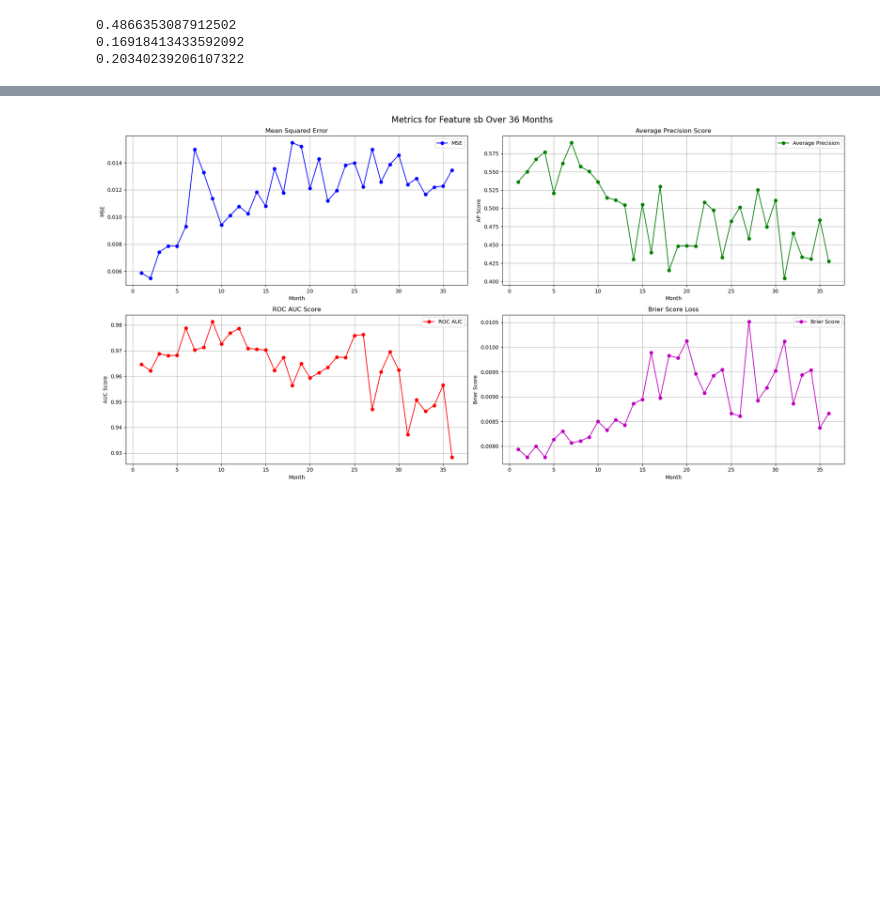
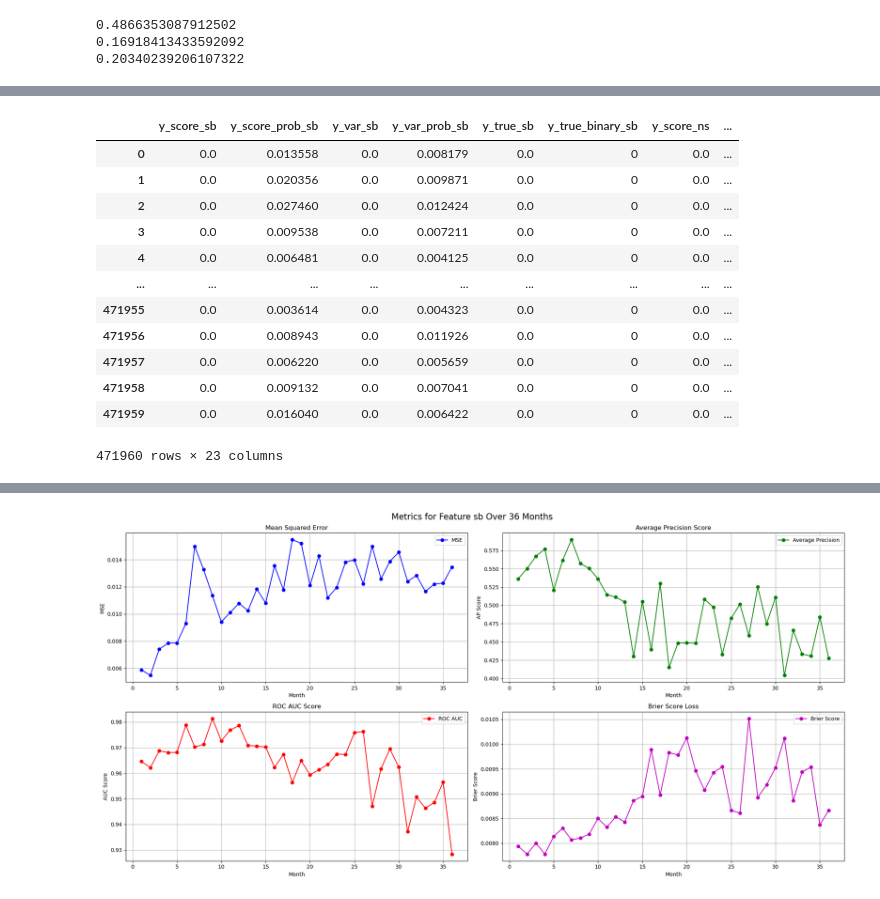
Before and after one commit to prio-data/views_pipeline, a Jupyter notebook: models/purple_alien/notebooks/test_to_prediction_store.ipynb, the cells around one changed output, grey strips where cells are left out. Cells and saved outputs as stored; diff of their text form; code cells hidden in the pictures; blank space fills up the shorter version.

```diff
--- a/models/purple_alien/notebooks/test_to_prediction_store.ipynb
+++ b/models/purple_alien/notebooks/test_to_prediction_store.ipynb
@@ -444,0 +351,16 @@ print(average_precision_score(df_full["y_true_binary_os"], df_full["y_score_prob
+# %%
+df_full
+# %% [output]
+|  | y_score_sb | y_score_prob_sb | y_var_sb | y_var_prob_sb | y_true_sb | y_true_binary_sb | y_score_ns | ... |
+| 0 | 0.0 | 0.013558 | 0.0 | 0.008179 | 0.0 | 0 | 0.0 | ... |
+| 1 | 0.0 | 0.020356 | 0.0 | 0.009871 | 0.0 | 0 | 0.0 | ... |
+| 2 | 0.0 | 0.027460 | 0.0 | 0.012424 | 0.0 | 0 | 0.0 | ... |
+| 3 | 0.0 | 0.009538 | 0.0 | 0.007211 | 0.0 | 0 | 0.0 | ... |
+| 4 | 0.0 | 0.006481 | 0.0 | 0.004125 | 0.0 | 0 | 0.0 | ... |
+| ... | ... | ... | ... | ... | ... | ... | ... | ... |
+| 471955 | 0.0 | 0.003614 | 0.0 | 0.004323 | 0.0 | 0 | 0.0 | ... |
+| 471956 | 0.0 | 0.008943 | 0.0 | 0.011926 | 0.0 | 0 | 0.0 | ... |
+| 471957 | 0.0 | 0.006220 | 0.0 | 0.005659 | 0.0 | 0 | 0.0 | ... |
+| 471958 | 0.0 | 0.009132 | 0.0 | 0.007041 | 0.0 | 0 | 0.0 | ... |
+| 471959 | 0.0 | 0.016040 | 0.0 | 0.006422 | 0.0 | 0 | 0.0 | ... |
+471960 rows × 23 columns
```
Also changed, not shown: parts of 7 cells of this notebook, 2 other files.
